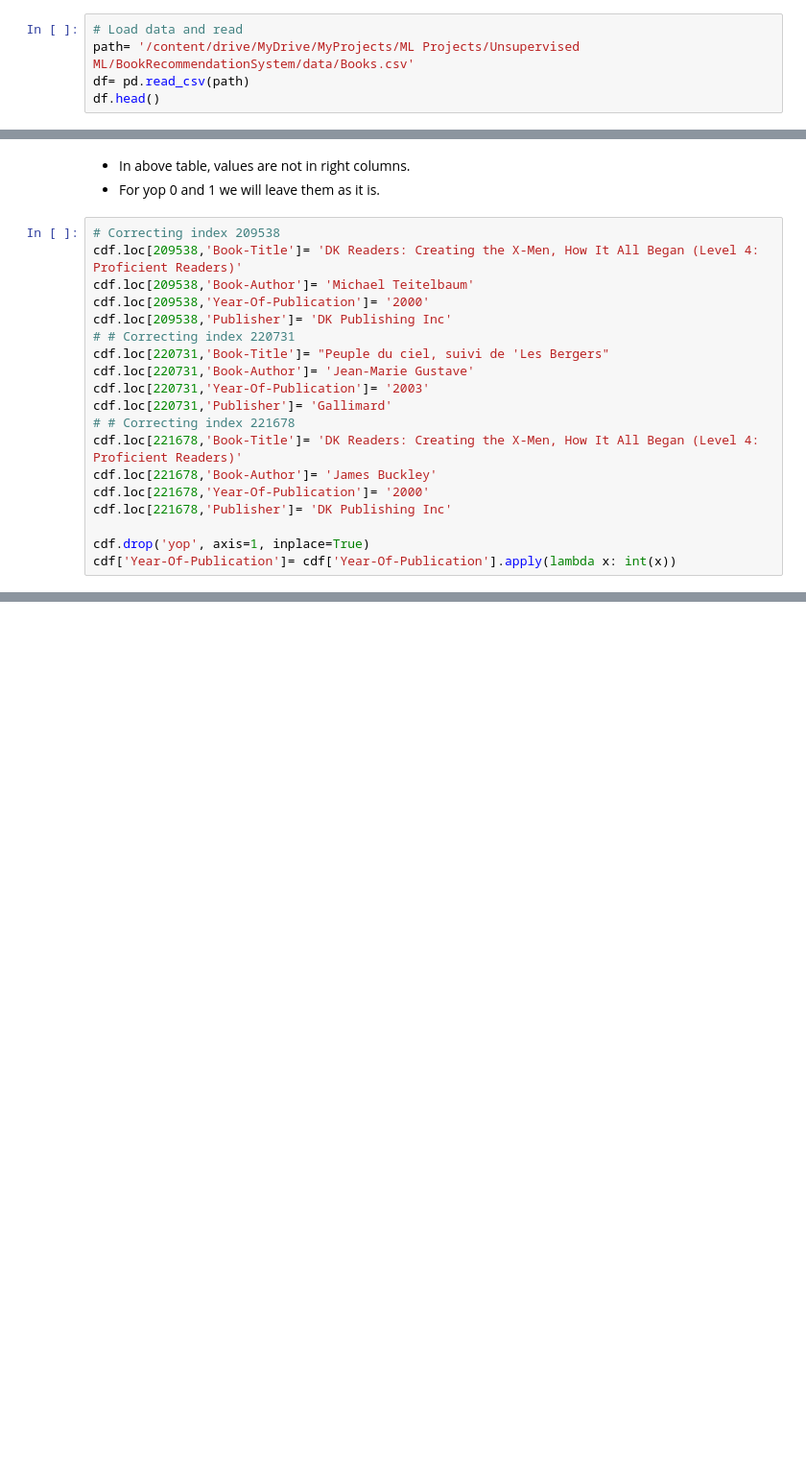
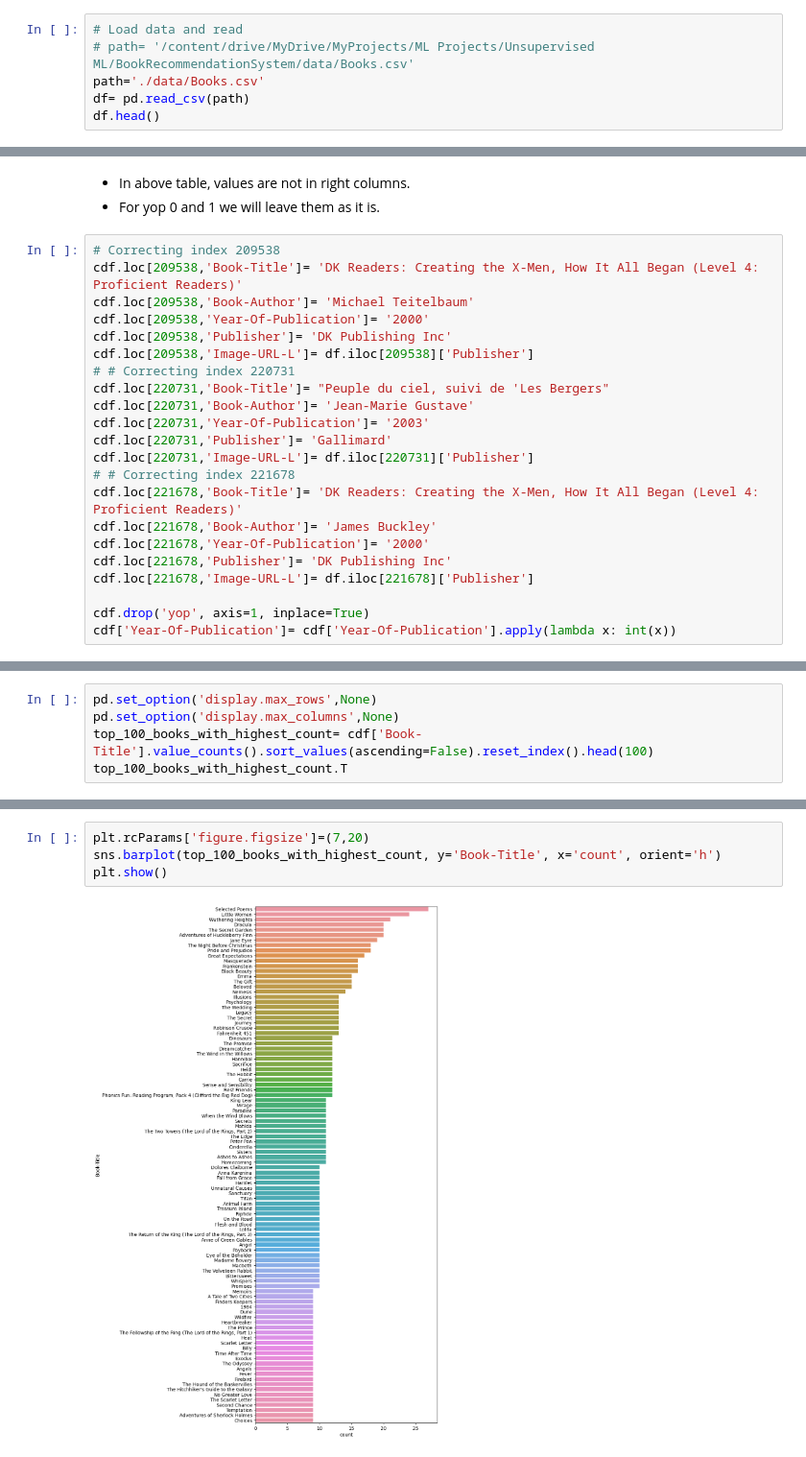
Before and after one commit to mdismailquraishicse/BookRecommendationSystem, a Jupyter notebook: books.ipynb, the cells around one changed output, grey strips where cells are left out. Shown at 96% size. Saved outputs shown, nothing was run; the diff lists cells and outputs as text; blank space fills up the shorter version.

Commit message:
my_module.py added and preprocessing for books.ipynb done.

```diff
--- a/books.ipynb
+++ b/books.ipynb
@@ -7,6 +8,7 @@ import matplotlib.pyplot as plt
 # %%
 # Load data and read
-path= '/content/drive/MyDrive/MyProjects/ML Projects/Unsupervised ML/BookRecommendationSystem/data/Books.csv'
+# path= '/content/drive/MyDrive/MyProjects/ML Projects/Unsupervised ML/BookRecommendationSystem/data/Books.csv'
+path='./data/Books.csv'
 df= pd.read_csv(path)
 df.head()
 # %% [output]
@@ -143,16 +139,19 @@ cdf.loc[209538,'Book-Title']= 'DK Readers: Creating the X-Men, How It All Began
 cdf.loc[209538,'Book-Author']= 'Michael Teitelbaum'
 cdf.loc[209538,'Year-Of-Publication']= '2000'
 cdf.loc[209538,'Publisher']= 'DK Publishing Inc'
+cdf.loc[209538,'Image-URL-L']= df.iloc[209538]['Publisher']
 # # Correcting index 220731
 cdf.loc[220731,'Book-Title']= "Peuple du ciel, suivi de 'Les Bergers"
 cdf.loc[220731,'Book-Author']= 'Jean-Marie Gustave'
 cdf.loc[220731,'Year-Of-Publication']= '2003'
 cdf.loc[220731,'Publisher']= 'Gallimard'
+cdf.loc[220731,'Image-URL-L']= df.iloc[220731]['Publisher']
 # # Correcting index 221678
 cdf.loc[221678,'Book-Title']= 'DK Readers: Creating the X-Men, How It All Began (Level 4: Proficient Readers)'
 cdf.loc[221678,'Book-Author']= 'James Buckley'
 cdf.loc[221678,'Year-Of-Publication']= '2000'
 cdf.loc[221678,'Publisher']= 'DK Publishing Inc'
+cdf.loc[221678,'Image-URL-L']= df.iloc[221678]['Publisher']
 
 cdf.drop('yop', axis=1, inplace=True)
 cdf['Year-Of-Publication']= cdf['Year-Of-Publication'].apply(lambda x: int(x))
@@ -165,0 +163,5 @@ df_result.to_csv('/content/drive/MyDrive/MyProjects/ML Projects/Unsupervised ML/
+# %%
+pd.set_option('display.max_rows',None)
+pd.set_option('display.max_columns',None)
+top_100_books_with_highest_count= cdf['Book-Title'].value_counts().sort_values(ascending=False).reset_index().head(100)
+top_100_books_with_highest_count.T
@@ -165,0 +172,6 @@ df_result.to_csv('/content/drive/MyDrive/MyProjects/ML Projects/Unsupervised ML/
+# %%
+plt.rcParams['figure.figsize']=(7,20)
+sns.barplot(top_100_books_with_highest_count, y='Book-Title', x='count', orient='h')
+plt.show()
+# %% [output]
+[figure, added]
```
Also changed, not shown: parts of 12 cells of this notebook, 3 other files.
